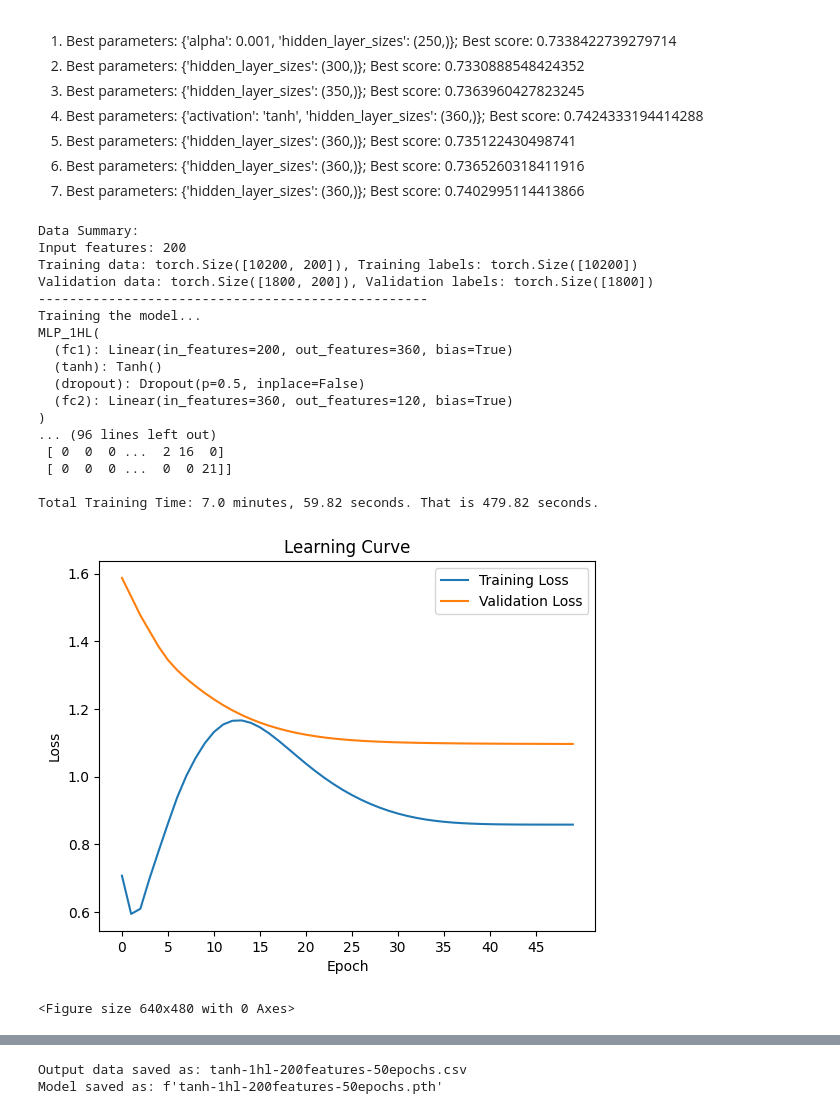
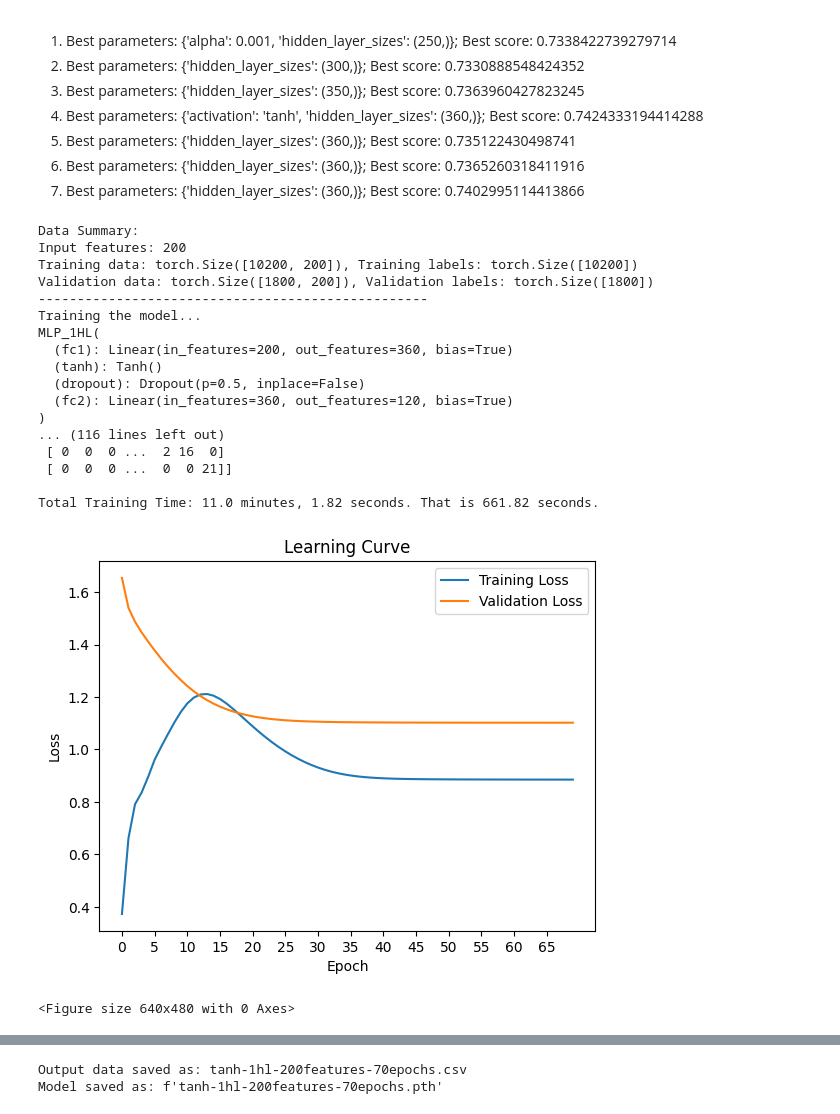
Before and after one commit to realtomkwok/info911-project, a Jupyter notebook: mlp.ipynb, the cells around one changed output, grey strips where cells are left out. Cells and saved outputs as stored; diff of their text form; code cells hidden in the pictures.

Commit message:
Try different epochs

```diff
--- a/mlp.ipynb
+++ b/mlp.ipynb
@@ -962,9 +962,7 @@ class MLP_1HL(nn.Module):
 # %%
 # Feature selection
 k = 200
-X_train_pca_fs, X_valid_pca_fs, X_test_pca_fs, mutalinfo = feature_section(X_train_pca, X_valid_pca, X_test_pca, mutual_info_classif, k)
-
-iterations = 50
+iterations = 70
 hl = 1
 
 model_name = f"tanh-{hl}hl-{k}features-{iterations}epochs"
@@ -981,35 +979,35 @@ tra_loss_values = []
 val_loss_values = []
 val_accuracy_values = []
 
 # Train the model
 train_loader, test_loader, valid_loader = load_data(X_train_pca_fs, X_test_pca_fs, X_valid_pca_fs, y_train, y_test, y_valid)    # Using PCA and feature selection
 
-train_model(train_loader, test_loader, valid_loader, 50)
+train_model(train_loader, test_loader, valid_loader, iterations)
 # Save the model
 
 # Export the output data
 export_output_data(f"{model_name}")
 
 # Save the model for validation and future use
 torch.save(model.state_dict(), f"{model_name}.pth")
 print(f"Model saved as: f'{model_name}.pth'")
 # %% [output]
 Data Summary:
 Input features: 200
 Training data: torch.Size([10200, 200]), Training labels: torch.Size([10200])
 Validation data: torch.Size([1800, 200]), Validation labels: torch.Size([1800])
 --------------------------------------------------
 Training the model...
 MLP_1HL(
   (fc1): Linear(in_features=200, out_features=360, bias=True)
   (tanh): Tanh()
   (dropout): Dropout(p=0.5, inplace=False)
   (fc2): Linear(in_features=360, out_features=120, bias=True)
 )
-... (96 lines left out)
+... (116 lines left out)
  [ 0  0  0 ...  2 16  0]
  [ 0  0  0 ...  0  0 21]]
 
-Total Training Time: 7.0 minutes, 59.82 seconds. That is 479.82 seconds.
+Total Training Time: 11.0 minutes, 1.82 seconds. That is 661.82 seconds.
-[figure, old version]
+[figure, new version]
 <Figure size 640x480 with 0 Axes>
@@ -1017,4 +1015,4 @@ Total Training Time: 7.0 minutes, 59.82 seconds. That is 479.82 seconds.
-Output data saved as: tanh-1hl-200features-50epochs.csv
-Model saved as: f'tanh-1hl-200features-50epochs.pth'
+Output data saved as: tanh-1hl-200features-70epochs.csv
+Model saved as: f'tanh-1hl-200features-70epochs.pth'
 # %%
 #TODO: Extract the top 10 breeds that are best/worst predicted by the model and generate a Confusion Matrix from it
```
Also changed, not shown: parts of 1 cell of this notebook, 31 other files.
